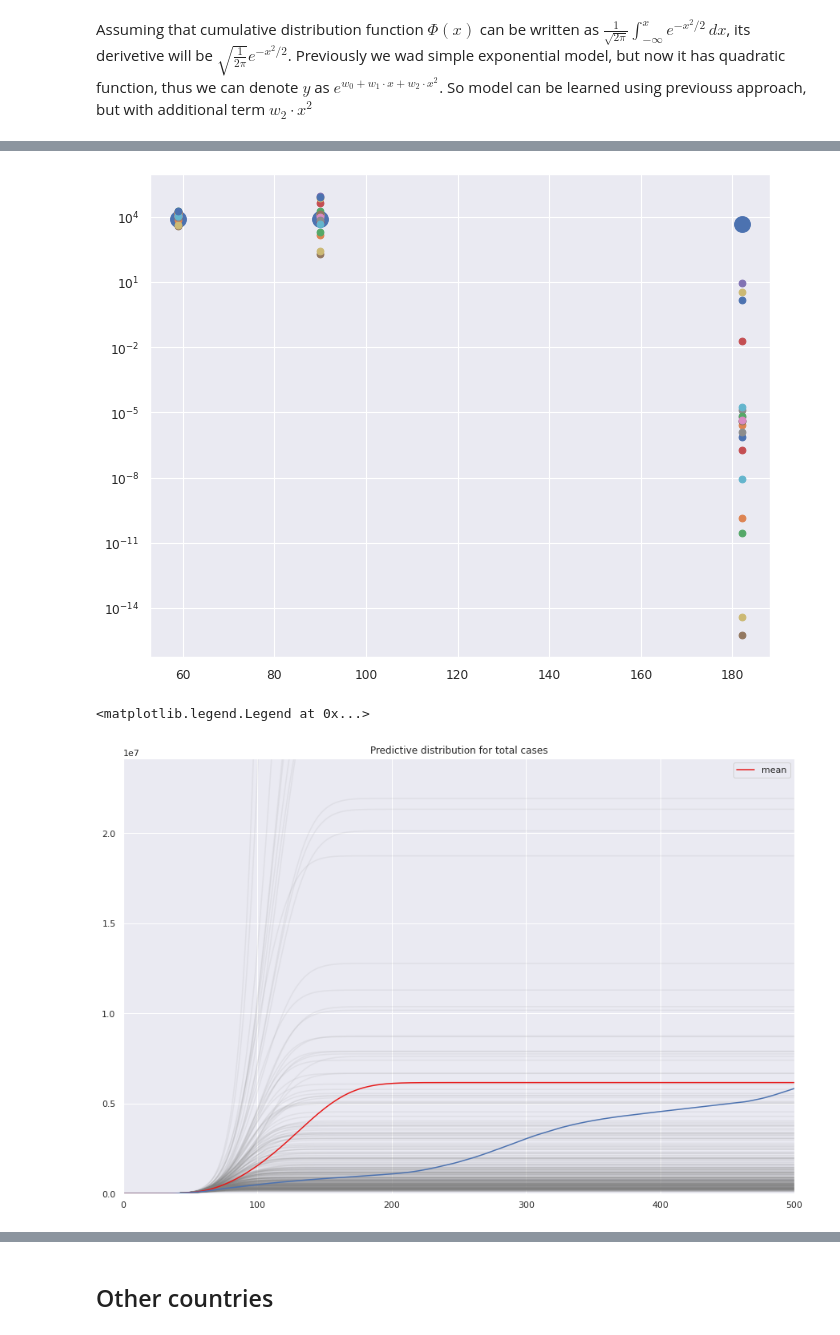
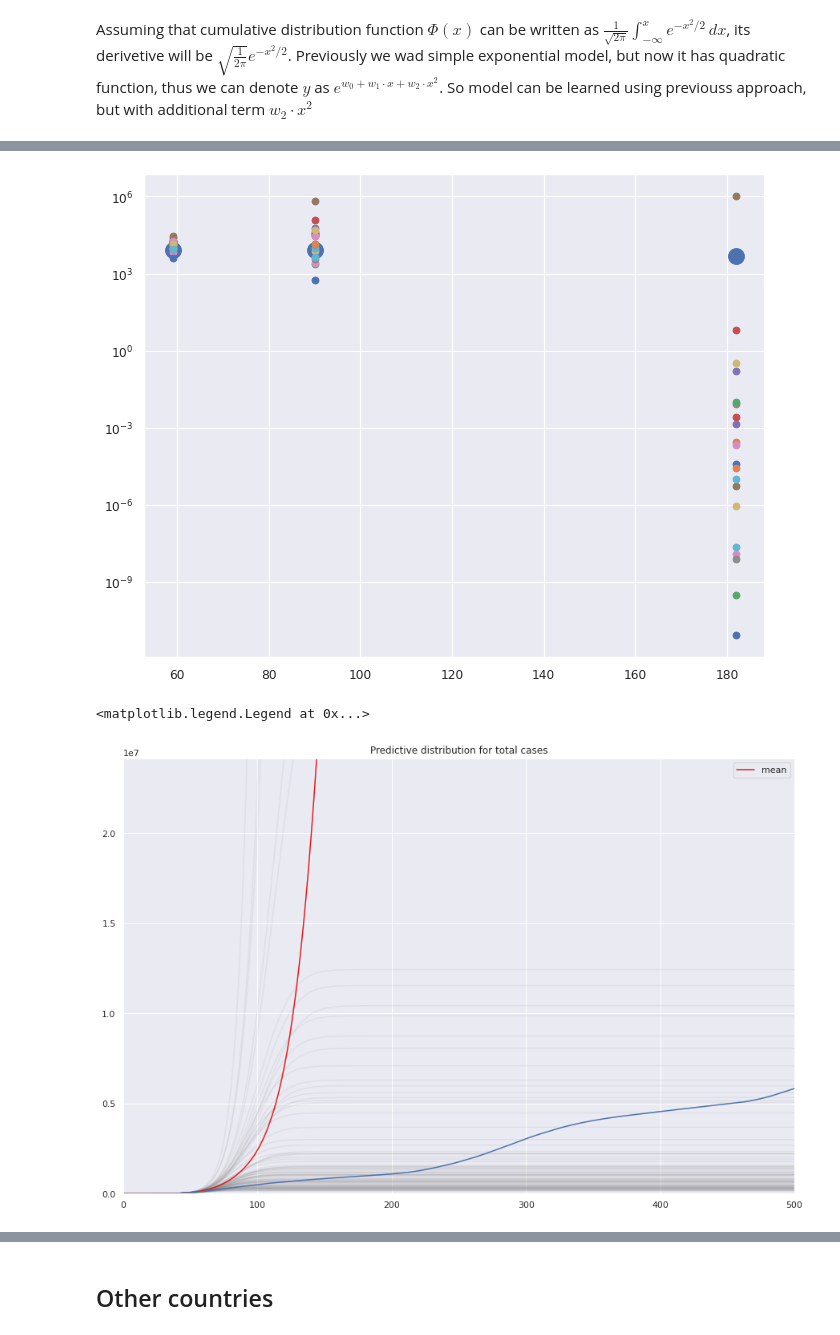
Before and after one commit to genusB/advanced-ml, a Jupyter notebook: AD_ML_hw1.ipynb, the cells around one changed output, grey strips where cells are left out. Saved outputs shown, nothing was run; the diff lists cells and outputs as text; code cells hidden in the pictures.

```diff
--- a/AD_ML_hw1.ipynb
+++ b/AD_ML_hw1.ipynb
@@ -77,7 +77,7 @@ sigma
 # %%
 def bayesian_update_loop(X, y, sigma_noise=0.6):
   mu = np.array([0, 0])
-  sigma = 2 * np.array([[1, 0], [0, 1]])
+  sigma = 100 * np.array([[1, 0], [0, 1]])
 
   for x, y in zip(X, y):
     mu, sigma = bayesian_update(mu, sigma, x[0], np.log(y), sigma_noise)
@@ -154,9 +154,9 @@ def bayesian_update(mu, sigma, x, y, sigma_noise=.25):
     mu_n = np.matmul(sigma_n, np.matmul(np.linalg.inv(sigma), np.transpose(mu)) + (1 / (sigma_noise ** 2)) * np.matmul(np.transpose(x_matrix), np.array([y]) ) )
     return mu_n, sigma_n
 # %%
-def bayesian_update_loop(X, y, sigma_noise=0.6, reg=2):
+def bayesian_update_loop(X, y, sigma_noise=0.6):
   mu = np.zeros(3)
-  sigma = reg * np.diag(np.ones(3))
+  sigma = 100 * np.diag(np.ones(3))
 
   for x, y in zip(X, y):
     mu, sigma = bayesian_update(mu, sigma, x[0], np.log(y), sigma_noise)
@@ -198,31 +198,31 @@ ax.scatter(test_dates.day_num, test_dates.new_cases, s=200)
 for pred in test_predictions:
   ax.scatter(test_dates.day_num, pred)
 # %% [output]
-[figure, old version]
+[figure, new version]
 # %%
 fig = plt.figure(figsize=(15, 10))
 ax = plt.gca()
 x_wb = np.array([[1, x, x**2] for x in X.reshape(-1)]).reshape((-1, 3))
 
 predictions_total = []
 
-random_exp = np.random.multivariate_normal(mu, sigma, 300)
+random_exp = np.random.multivariate_normal(mu, sigma, 100)
 for exp in random_exp:
     predictions = np.cumsum(np.exp(np.dot(x_wb, exp)))
     predictions_total.append(predictions)
     ax.plot(X.reshape(-1), predictions, color=[0.5, 0.5, 0.5], alpha=.1)
 
 ax.plot(X.reshape(-1), np.array(predictions_total).mean(axis=0), color=[0.9, 0.1, 0.1], label='mean')
 ax.plot(X.reshape(-1), df_russia.total_cases.values, 'b')
 
 ax.set_xlim((0, 500))
 ax.set_ylim((0, np.exp(17)))
 
 ax.set_title('Predictive distribution for total cases')
 ax.legend()
 # %% [output]
 <matplotlib.legend.Legend at 0x...>
-[figure, old version]
+[figure, new version]
 # %%
 random_exp = np.random.multivariate_normal(mu, sigma, 10**5)
 total_cases = []
```
Also changed, not shown: parts of 4 cells of this notebook.
